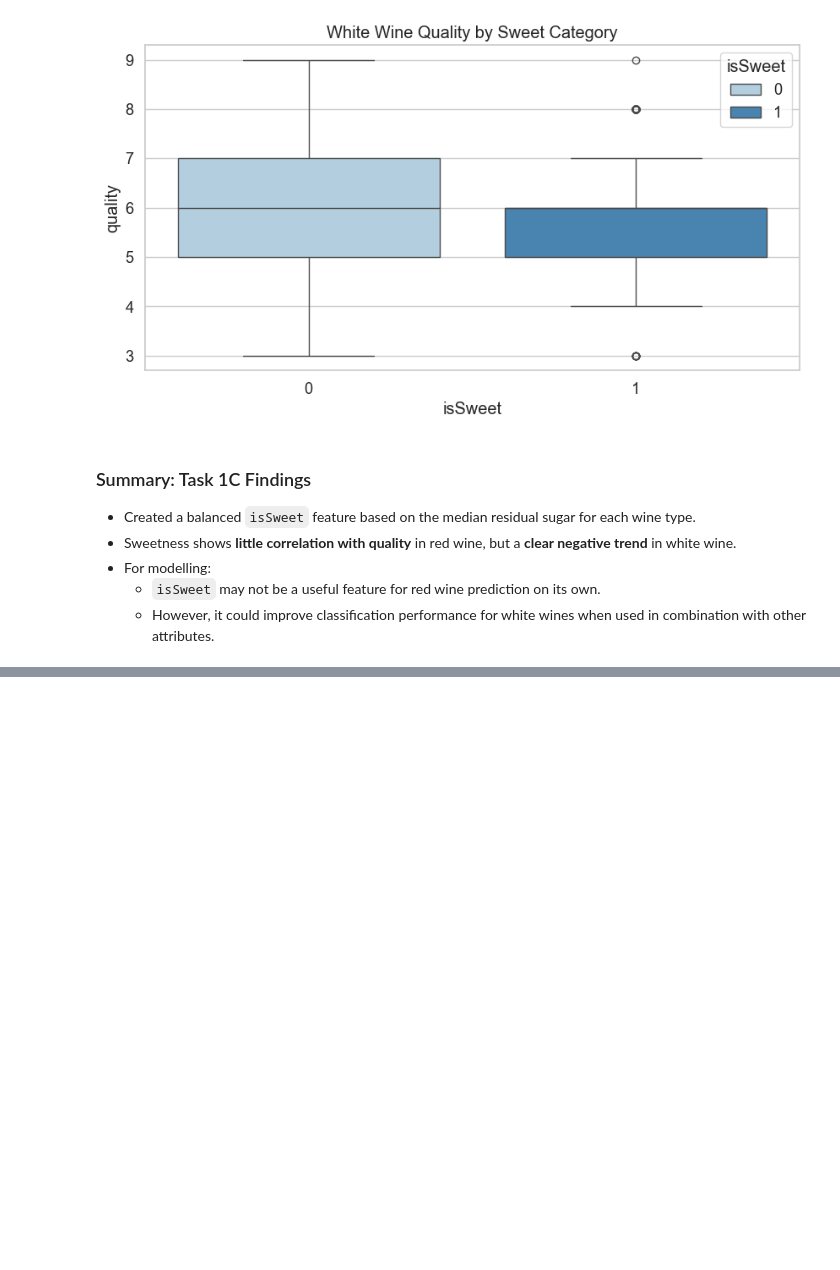
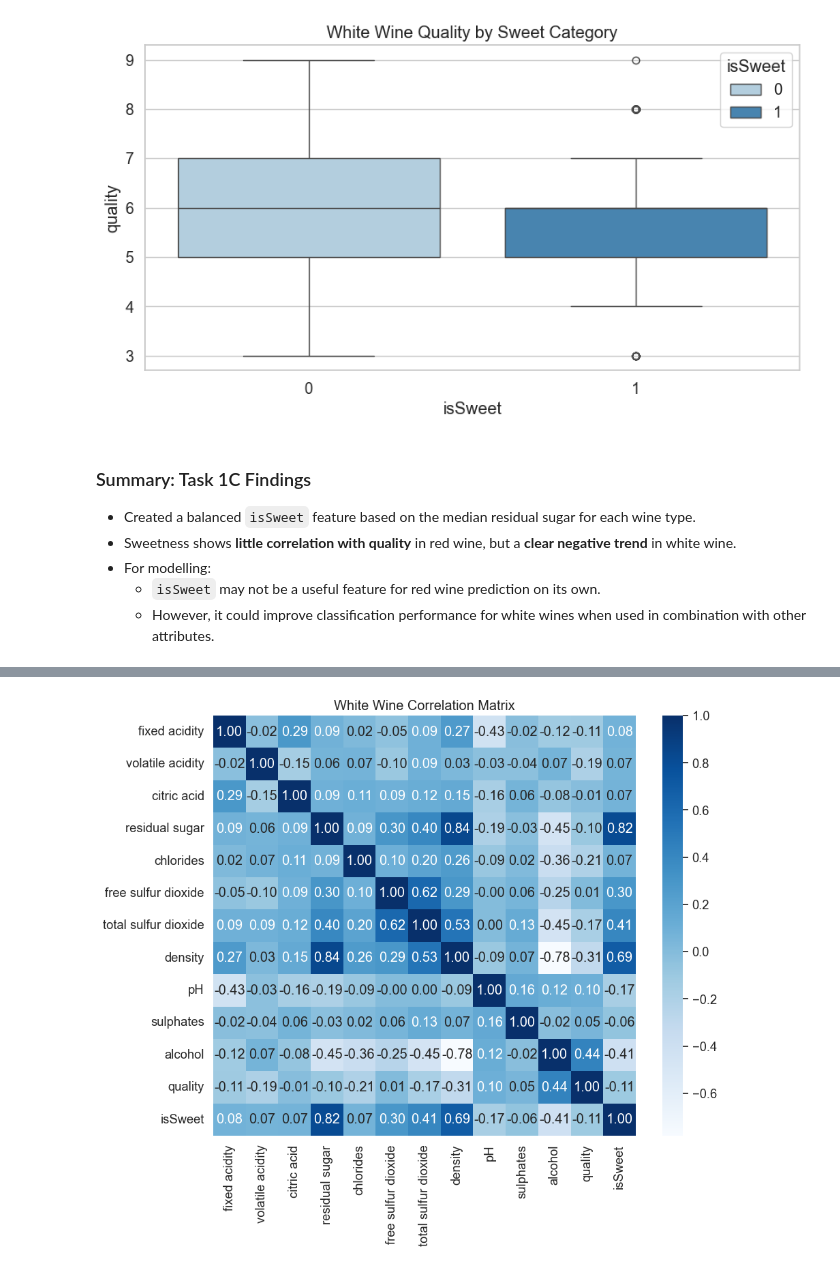
Before and after one commit to k1k12/2034_CW, a Jupyter notebook: notebooks/wine_analysis.ipynb, the cells around one changed output, grey strips where cells are left out. Saved outputs shown, nothing was run; the diff lists cells and outputs as text; code cells hidden in the pictures; blank space fills up the shorter version.

```diff
--- a/notebooks/wine_analysis.ipynb
+++ b/notebooks/wine_analysis.ipynb
@@ -287,0 +310,9 @@ plt.show()
+# %%
+# Heatmap white
+
+plt.figure(figsize=(10, 8))
+sns.heatmap(corr_white, annot=True, cmap="Blues", fmt=".2f")
+plt.title("White Wine Correlation Matrix")
+plt.show()
+# %% [output]
+[figure, added]
```
Also changed, not shown: parts of 10 cells of this notebook.
